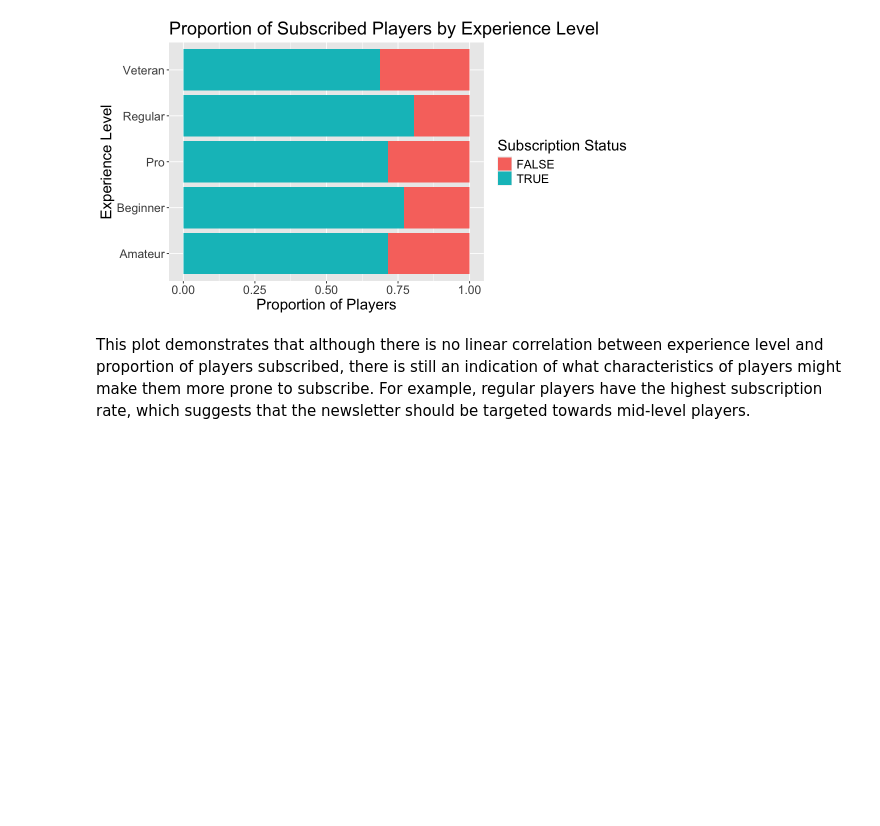
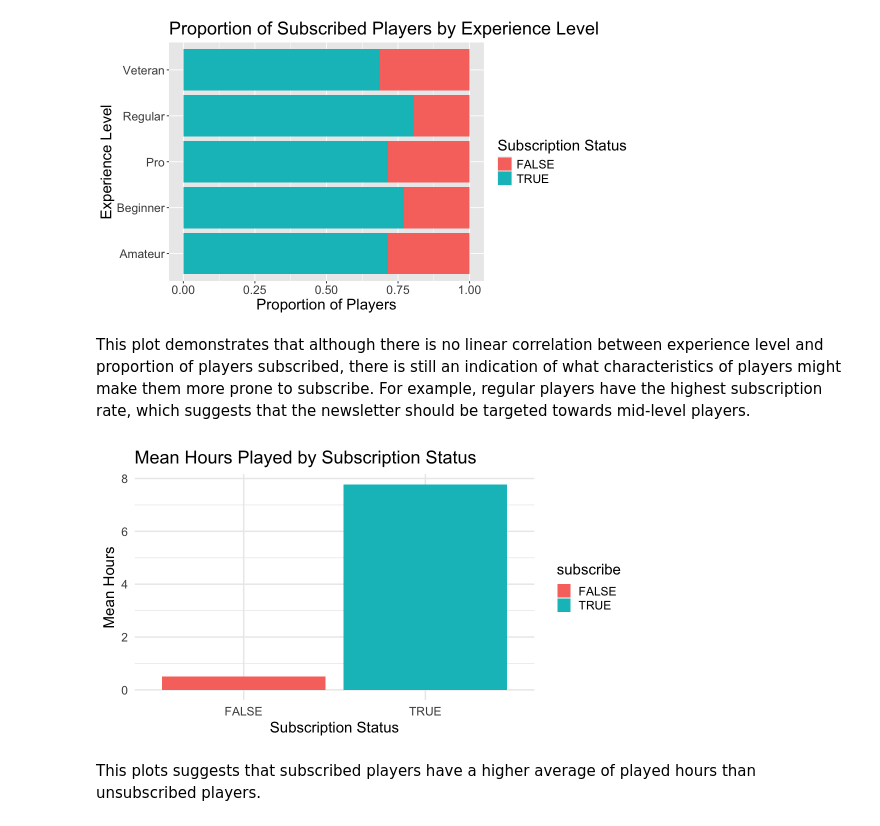
Before and after one commit to cfrancisb1-dot/DSCI-dsci-100-project-template, a Jupyter notebook: IndividualReport.ipynb, the cells around one changed output. Cells and saved outputs as stored; diff of their text form; code cells hidden in the pictures; blank space fills up the shorter version.

Commit message:
Visualisation 2

```diff
--- a/IndividualReport.ipynb
+++ b/IndividualReport.ipynb
@@ -139,3 +139,20 @@ players_plot
 [figure]
 # %% [markdown]
 This plot demonstrates that although there is no linear correlation between experience level and proportion of players subscribed, there is still an indication of what characteristics of players might make them more prone to subscribe. For example, regular players have the highest subscription rate, which suggests that the newsletter should be targeted towards mid-level players.
+# %%
+# Visualisation # 2
+
+players_sub <- players |>
+    group_by(subscribe) |>
+    summarise(mean_hours = mean(played_hours, na.rm = TRUE))
+
+players_plot2 <- players_sub |>
+    ggplot(aes(x = subscribe, y = mean_hours, fill = subscribe)) +
+    geom_bar(stat="identity") +
+    labs(title = "Mean Hours Played by Subscription Status",x = "Subscription Status",y = "Mean Hours") +
+    theme_minimal(base_size = 18)
+players_plot2
+# %% [output]
+[figure, added]
+# %% [markdown]
+This plots suggests that subscribed players have a higher average of played hours than unsubscribed players.
```
